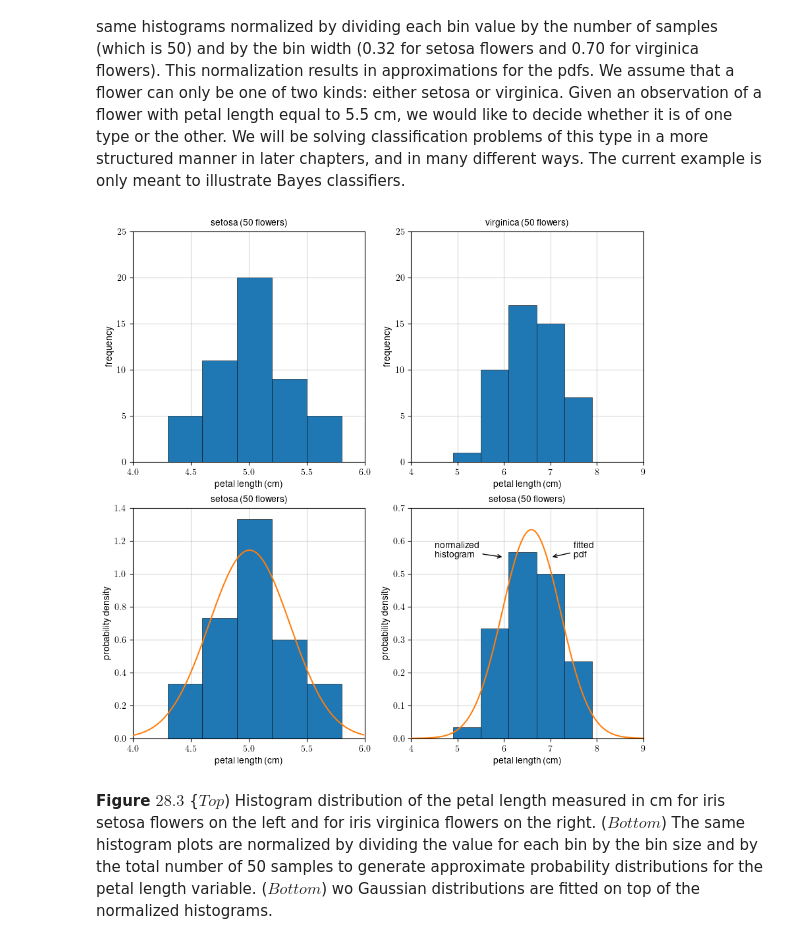
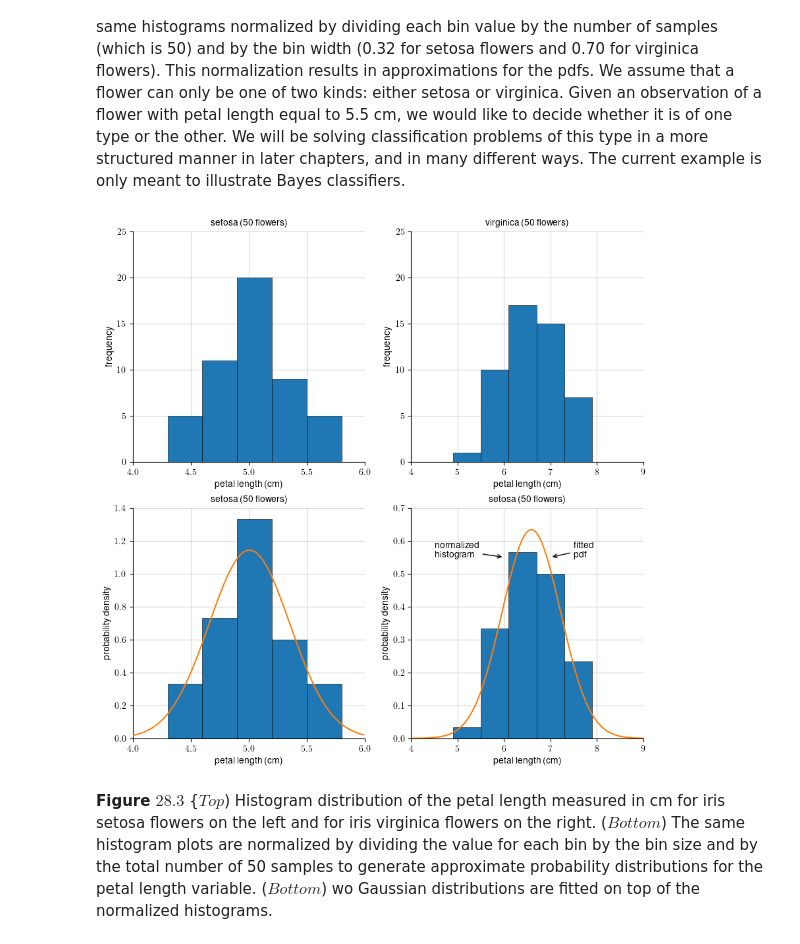
Before and after one commit to asl-epfl/inference-learning-data-2022-python, a Jupyter notebook: chapter-28/chapter-28.ipynb, the cells around one changed output. Cells and saved outputs as stored; diff of their text form; code cells hidden in the pictures.

```diff
--- a/chapter-28/chapter-28.ipynb
+++ b/chapter-28/chapter-28.ipynb
@@ -252,6 +231,7 @@ ax.set_xlim([4, 6])
 ax.set_title("setosa (50 flowers)", fontsize=10)
 plt.xticks(np.arange(4, 6.5, 0.5))
 plt.grid(zorder=0, alpha=0.5)
+ax.spines[['right', 'top']].set_visible(False)
 
 ax = fig.add_subplot(222)
 ax.hist(features_2, bins=5, zorder=3, edgecolor="black", linewidth=0.4)
@@ -262,35 +242,38 @@ ax.set_xlim([4, 9])
 ax.set_title("virginica (50 flowers)", fontsize=10)
 plt.xticks(np.arange(4, 10, 1))
 plt.grid(zorder=0, alpha=0.5)
+ax.spines[['right', 'top']].set_visible(False)
 
 ax = fig.add_subplot(223)
 ax.hist(features_0, bins=5, zorder=2, density=True, edgecolor="black", linewidth=0.4)
 ax.plot(x0, f0, zorder=3)
 ax.set_xlabel("petal length (cm)", fontsize=10)
 ax.set_ylabel("probability density", fontsize=10)
 ax.set_ylim([0, 1.4])
 ax.set_xlim([4, 6])
 ax.set_title("setosa (50 flowers)", fontsize=10)
 plt.xticks(np.arange(4, 6.5, 0.5))
 plt.grid(zorder=0, alpha=0.5)
+ax.spines[['right', 'top']].set_visible(False)
 
 ax = fig.add_subplot(224)
 ax.hist(features_2, bins=5, zorder=2, density=True, edgecolor="black", linewidth=0.4)
 ax.plot(x2, f2, zorder=3)
 ax.set_xlabel("petal length (cm)", fontsize=10)
 ax.set_ylabel("probability density", fontsize=10)
 ax.set_ylim([0, 0.7])
 ax.set_xlim([4, 9])
 ax.set_title("setosa (50 flowers)", fontsize=10)
 plt.xticks(np.arange(4, 10, 1))
 plt.grid(zorder=0, alpha=0.5)
+ax.spines[['right', 'top']].set_visible(False)
 
 ax.annotate("normalized\n histogram", xy=(6, 0.55), xytext=(4.5, 0.55), arrowprops=dict(arrowstyle="->", connectionstyle="arc3"), fontsize=10, fontweight='bold')
 ax.annotate("fitted\n pdf", xy=(7, 0.55), xytext=(7.5, 0.55), arrowprops=dict(arrowstyle="->", connectionstyle="arc3"), fontsize=10, fontweight='bold')
 
 plt.show()
 # %% [output]
-[figure, old version]
+[figure, new version]
 # %% [markdown]
 **Figure $28.3$** {$\textit{Top}$) Histogram distribution of the petal length measured in cm for iris setosa flowers on the left and for iris virginica flowers on the right. ($\textit{Bottom}$) The same histogram plots are normalized by dividing the value for each bin by the bin size and by the total number of 50 samples to generate approximate probability distributions for the petal length variable. ($\textit{Bottom}$) wo Gaussian distributions are fitted on top of the normalized histograms.
 # %% [markdown]
```
Also changed, not shown: parts of 4 cells of this notebook, 4 other files.
